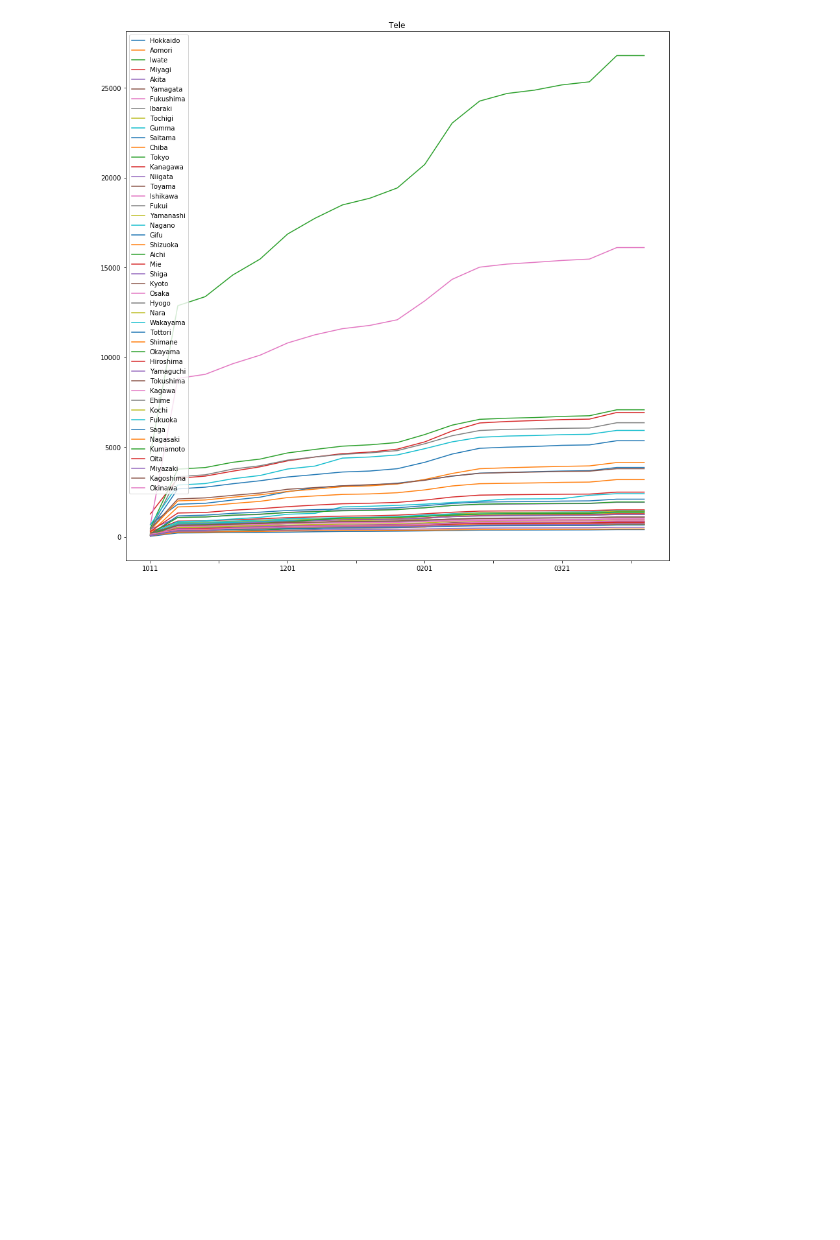
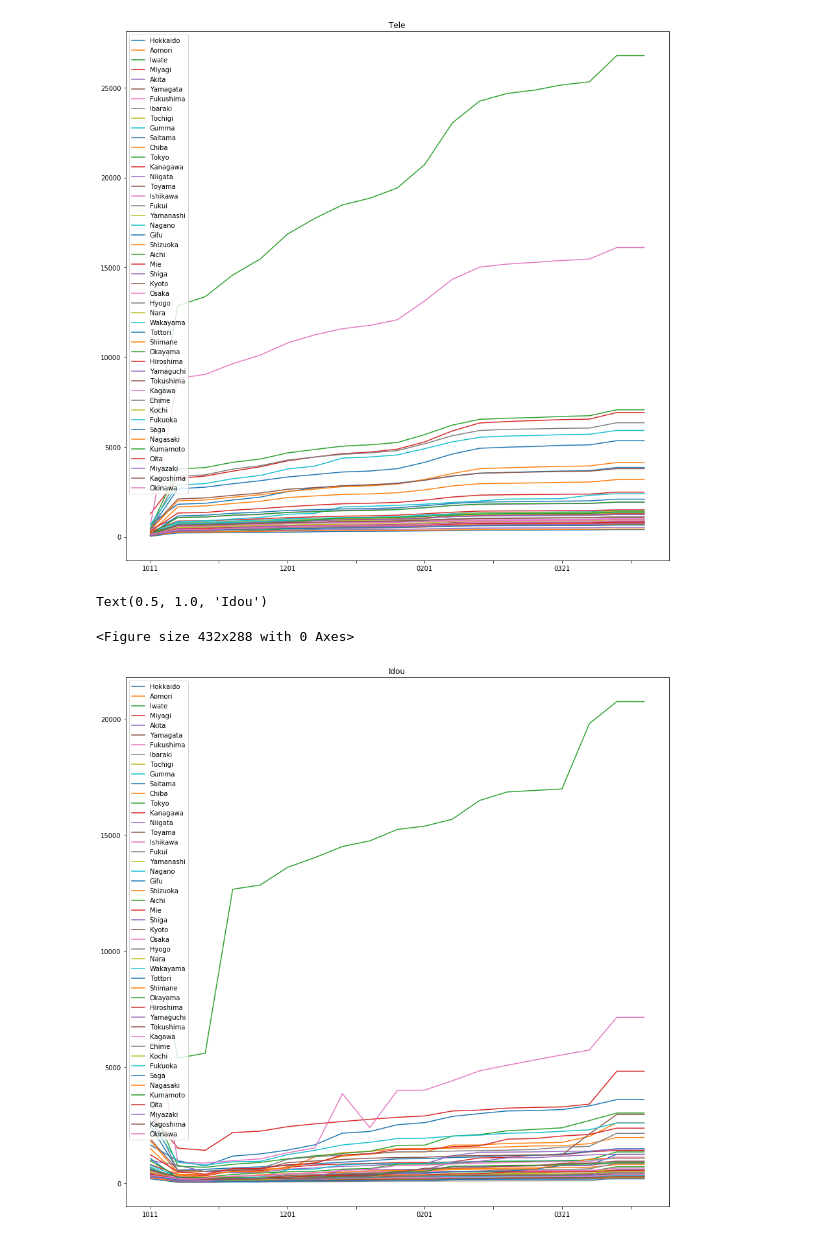
Before and after one commit to tth63425/jr_project, a Jupyter notebook: code/code_prefs.ipynb, the cells around one changed output. Drawn from its saved outputs; the diff is of its cells as text; code cells hidden in the pictures; blank space fills up the shorter version.

```diff
--- a/code/code_prefs.ipynb
+++ b/code/code_prefs.ipynb
@@ -186,3 +186,12 @@ plt.title("Tele")
 Text(0.5, 1.0, 'Tele')
 <Figure size 432x288 with 0 Axes>
 [figure]
+# %%
+plt.figure()
+df_idou.T.plot(figsize=(15,15),fontsize=10)
+plt.legend(loc='best',fontsize=10);
+plt.title("Idou")
+# %% [output]
+Text(0.5, 1.0, 'Idou')
+<Figure size 432x288 with 0 Axes>
+[figure, added]
```
Also changed, not shown: parts of 16 cells of this notebook.
